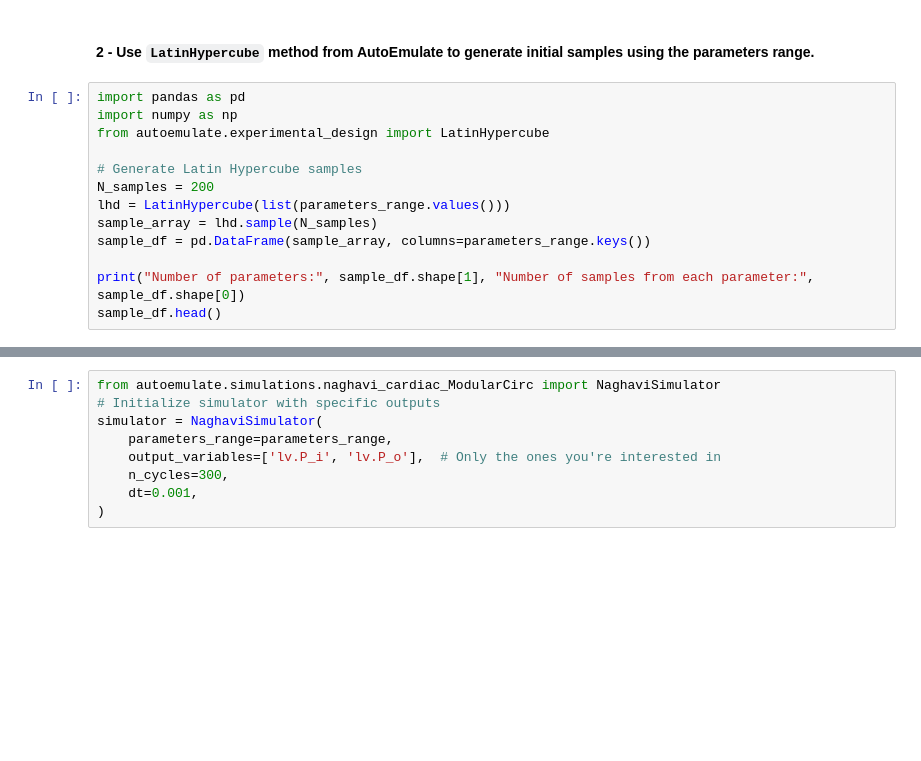
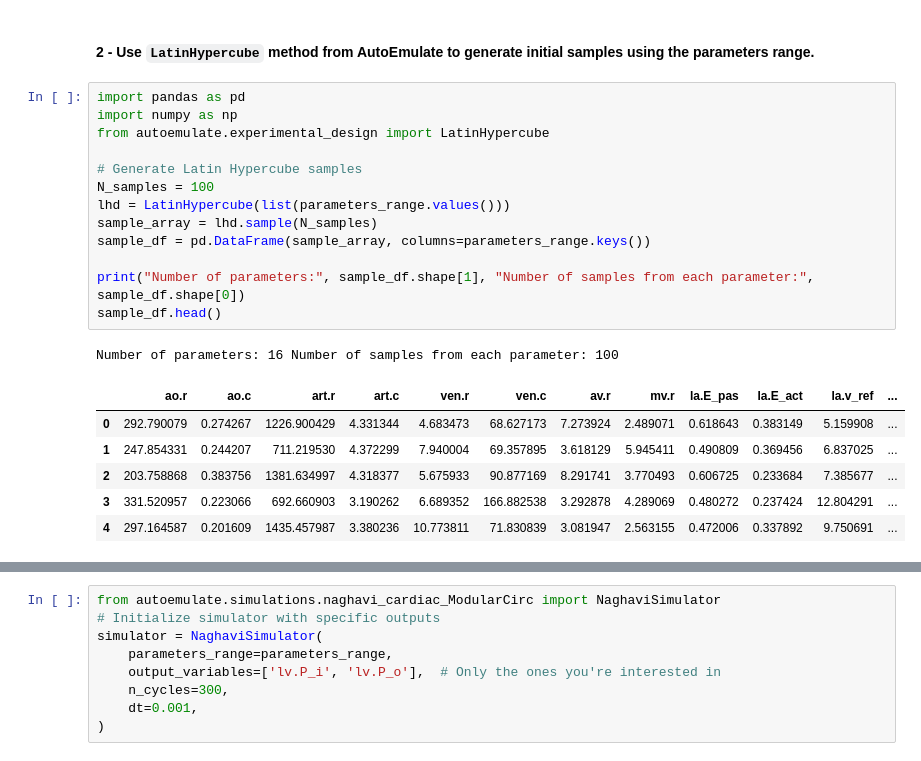
Before and after one commit to alan-turing-institute/autoemulate, a Jupyter notebook: docs/tutorials/07_AE_workflow.ipynb, the cells around one changed output, grey strips where cells are left out. Cells and saved outputs as stored; diff of their text form; blank space fills up the shorter version.

```diff
--- a/docs/tutorials/07_AE_workflow.ipynb
+++ b/docs/tutorials/07_AE_workflow.ipynb
@@ -37,16 +54,24 @@ parameters_range
 # %%
 import pandas as pd
 import numpy as np
 from autoemulate.experimental_design import LatinHypercube
 
 # Generate Latin Hypercube samples
-N_samples = 200
+N_samples = 100
 lhd = LatinHypercube(list(parameters_range.values()))
 sample_array = lhd.sample(N_samples)
 sample_df = pd.DataFrame(sample_array, columns=parameters_range.keys())
 
 print("Number of parameters:", sample_df.shape[1], "Number of samples from each parameter:", sample_df.shape[0])
 sample_df.head()
+# %% [output]
+Number of parameters: 16 Number of samples from each parameter: 100
+|  | ao.r | ao.c | art.r | art.c | ven.r | ven.c | av.r | mv.r | la.E_pas | la.E_act | la.v_ref | ... |
+| 0 | 292.790079 | 0.274267 | 1226.900429 | 4.331344 | 4.683473 | 68.627173 | 7.273924 | 2.489071 | 0.618643 | 0.383149 | 5.159908 | ... |
+| 1 | 247.854331 | 0.244207 | 711.219530 | 4.372299 | 7.940004 | 69.357895 | 3.618129 | 5.945411 | 0.490809 | 0.369456 | 6.837025 | ... |
+| 2 | 203.758868 | 0.383756 | 1381.634997 | 4.318377 | 5.675933 | 90.877169 | 8.291741 | 3.770493 | 0.606725 | 0.233684 | 7.385677 | ... |
+| 3 | 331.520957 | 0.223066 | 692.660903 | 3.190262 | 6.689352 | 166.882538 | 3.292878 | 4.289069 | 0.480272 | 0.237424 | 12.804291 | ... |
+| 4 | 297.164587 | 0.201609 | 1435.457987 | 3.380236 | 10.773811 | 71.830839 | 3.081947 | 2.563155 | 0.472006 | 0.337892 | 9.750691 | ... |
 # %% [markdown]
 #### 3 - Wrap your Simulator in the AutoEmulate Simulator Base Class.
 
```
Also changed, not shown: parts of 16 cells of this notebook, 1 other file.
